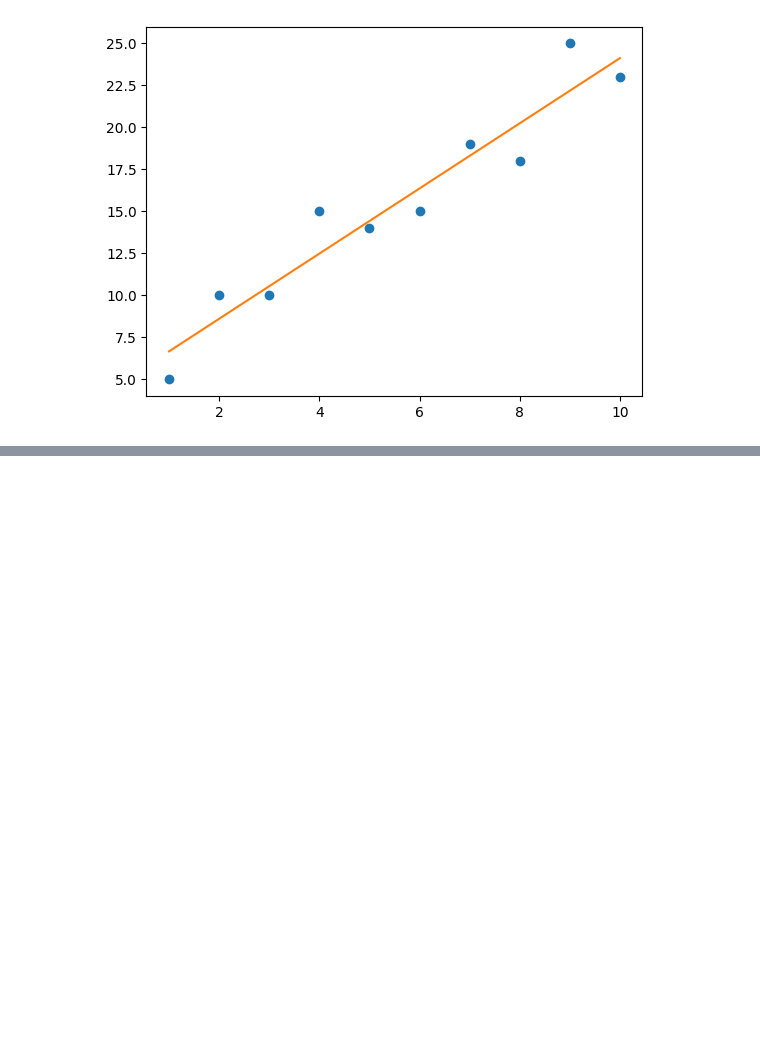
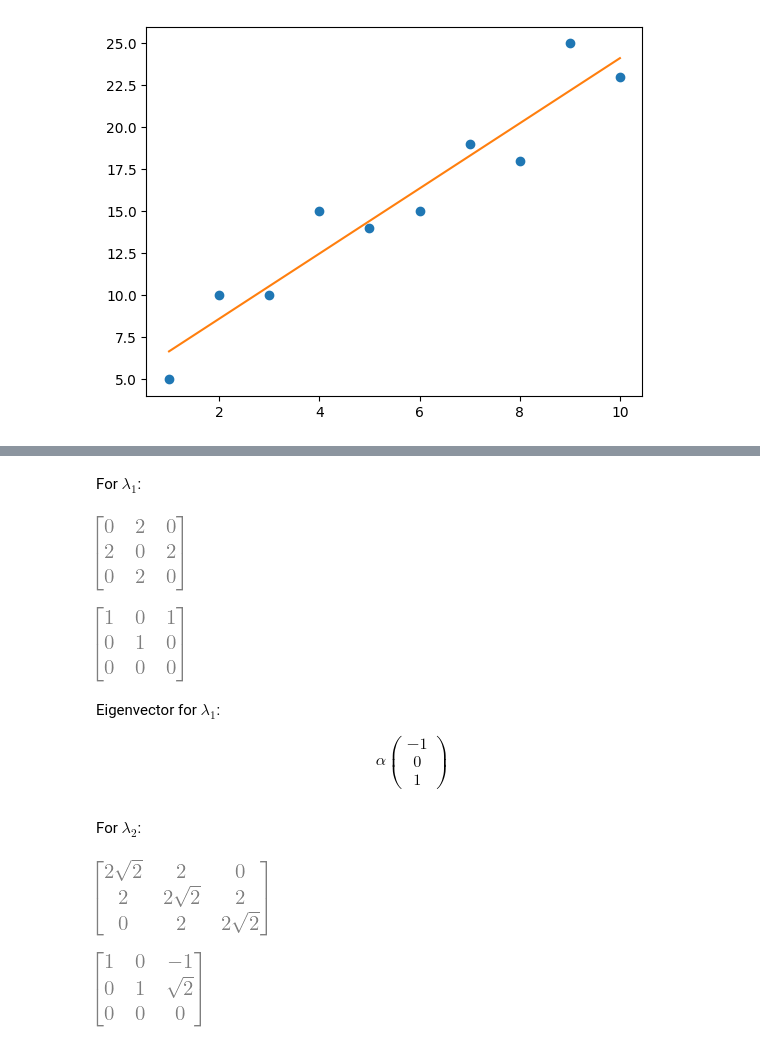
Before and after one commit to luzianscherrer/emfds, a Jupyter notebook: chapter_05.ipynb, the cells around one changed output, grey strips where cells are left out. Saved outputs shown, nothing was run; the diff lists cells and outputs as text; code cells hidden in the pictures; blank space fills up the shorter version.

```diff
--- a/chapter_05.ipynb
+++ b/chapter_05.ipynb
@@ -75,0 +109,33 @@ print(x, f(x)) # prints 2.999999999999889 4.0
+# %% [markdown]
+For $\lambda_1$:
+# %%
+eqsys = a - eigenvalues[0]*eye(3)
+eqsys
+# %% [output]
+[figure, added]
+# %%
+eqsol = eqsys.rref()[0]
+eqsol
+# %% [output]
+[figure, added]
+# %% [markdown]
+Eigenvector for $\lambda_1$:
+
+$$
+\alpha
+\begin{pmatrix}
+-1 \\ 0 \\ 1
+\end{pmatrix}
+$$
+# %% [markdown]
+For $\lambda_2$:
+# %%
+eqsys = a - eigenvalues[1]*eye(3)
+eqsys
+# %% [output]
+[figure, added]
+# %%
+eqsol = eqsys.rref()[0]
+eqsol
+# %% [output]
+[figure, added]
```
Also changed, not shown: parts of 7 cells of this notebook.
